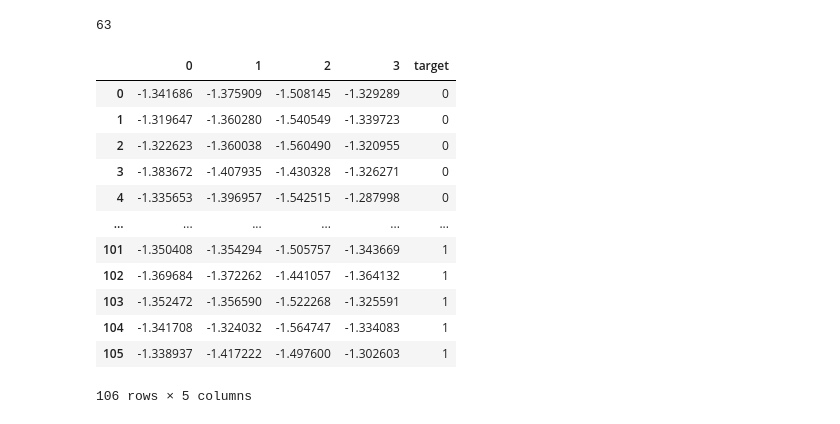
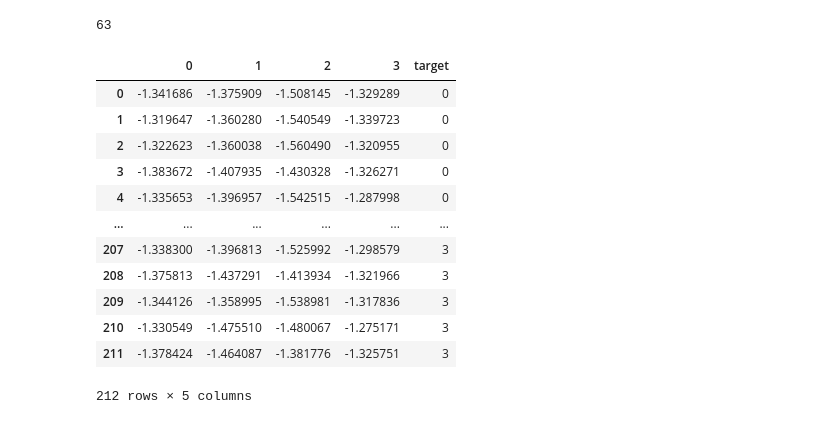
Before and after one commit to Cld338/EEG_analysis, a Jupyter notebook: example/main_single_class.ipynb, the cells around one changed output. Saved outputs shown, nothing was run; the diff lists cells and outputs as text; code cells hidden in the pictures.

```diff
--- a/example/main_single_class.ipynb
+++ b/example/main_single_class.ipynb
@@ -65,6 +73,8 @@ len(CSP_passed_left_data)
 print(array(CSP_passed_left_data).shape)
 CSP_passed_left_data = [np.array([j.T for j in i]).T for i in CSP_passed_left_data]
 CSP_passed_right_data = [np.array([j.T for j in i]).T for i in CSP_passed_right_data]
+CSP_passed_tongue_data = [np.array([j.T for j in i]).T for i in CSP_passed_tongue_data]
+CSP_passed_foot_data = [np.array([j.T for j in i]).T for i in CSP_passed_foot_data]
 # %% [output]
 (4, 1875, 63)
 # %%
@@ -74,6 +84,8 @@ array(CSP_passed_left_data).shape
 # %%
 CSP_passed_left_data = array([i.T for i in array(CSP_passed_left_data).T]).T
 CSP_passed_right_data = array([i.T for i in array(CSP_passed_right_data).T]).T
+CSP_passed_tongue_data = array([i.T for i in array(CSP_passed_tongue_data).T]).T
+CSP_passed_foot_data = array([i.T for i in array(CSP_passed_foot_data).T]).T
 # %%
 from math import log
 m = 2
@@ -81,33 +93,41 @@ print(len(CSP_passed_left_data))
 
 leftVar = np.array([np.array([np.var(CSP_passed_left_data[i][j]) for j in range(channelNum)]) for i in range(minTrialsNum)])
 rightVar = np.array([np.array([np.var(CSP_passed_right_data[i][j]) for j in range(channelNum)]) for i in range(minTrialsNum)])
+tongueVar = np.array([np.array([np.var(CSP_passed_tongue_data[i][j]) for j in range(channelNum)]) for i in range(minTrialsNum)])
+footVar = np.array([np.array([np.var(CSP_passed_foot_data[i][j]) for j in range(channelNum)]) for i in range(minTrialsNum)])
+
 
 leftVarRatio = np.array([np.array([log(leftVar[i][j-m]/sum(leftVar[i])) for j in range(m*2)]) for i in range(minTrialsNum)])
 rightVarRatio = np.array([np.array([log(rightVar[i][j-m]/sum(rightVar[i])) for j in range(m*2)]) for i in range(minTrialsNum)])
+tongueVarRatio = np.array([np.array([log(tongueVar[i][j-m]/sum(tongueVar[i])) for j in range(m*2)]) for i in range(minTrialsNum)])
+footVarRatio = np.array([np.array([log(footVar[i][j-m]/sum(footVar[i])) for j in range(m*2)]) for i in range(minTrialsNum)])
 # %% [output]
 63
 # %%
 leftVarRatioDF = pd.DataFrame(leftVarRatio)
 rightVarRatioDF = pd.DataFrame(rightVarRatio)
-labelDF = pd.DataFrame([0]*minTrialsNum + [1]*minTrialsNum)
+tongueVarRatioDF = pd.DataFrame(tongueVarRatio)
+footVarRatioDF = pd.DataFrame(footVarRatio)
+
+labelDF = pd.DataFrame([0]*minTrialsNum + [1]*minTrialsNum + [2]*minTrialsNum + [3]*minTrialsNum)
 # %%
-VarRatioDF = pd.concat([leftVarRatioDF, rightVarRatioDF], axis=0)
+VarRatioDF = pd.concat([leftVarRatioDF, rightVarRatioDF, tongueVarRatioDF, footVarRatioDF], axis=0)
 VarRatioDF = VarRatioDF.reset_index()
 VarRatioDF = pd.concat([VarRatioDF, labelDF], axis=1).iloc[:,1:]
 VarRatioDF.columns = [f"{n}" for n in range(m*2)] + ["target"]
 VarRatioDF
 # %% [output]
 |  | 0 | 1 | 2 | 3 | target |
 | 0 | -1.341686 | -1.375909 | -1.508145 | -1.329289 | 0 |
 | 1 | -1.319647 | -1.360280 | -1.540549 | -1.339723 | 0 |
 | 2 | -1.322623 | -1.360038 | -1.560490 | -1.320955 | 0 |
 | 3 | -1.383672 | -1.407935 | -1.430328 | -1.326271 | 0 |
 | 4 | -1.335653 | -1.396957 | -1.542515 | -1.287998 | 0 |
 | ... | ... | ... | ... | ... | ... |
-| 101 | -1.350408 | -1.354294 | -1.505757 | -1.343669 | 1 |
-| 102 | -1.369684 | -1.372262 | -1.441057 | -1.364132 | 1 |
-| 103 | -1.352472 | -1.356590 | -1.522268 | -1.325591 | 1 |
-| 104 | -1.341708 | -1.324032 | -1.564747 | -1.334083 | 1 |
-| 105 | -1.338937 | -1.417222 | -1.497600 | -1.302603 | 1 |
+| 207 | -1.338300 | -1.396813 | -1.525992 | -1.298579 | 3 |
+| 208 | -1.375813 | -1.437291 | -1.413934 | -1.321966 | 3 |
+| 209 | -1.344126 | -1.358995 | -1.538981 | -1.317836 | 3 |
+| 210 | -1.330549 | -1.475510 | -1.480067 | -1.275171 | 3 |
+| 211 | -1.378424 | -1.464087 | -1.381776 | -1.325751 | 3 |
-106 rows × 5 columns
+212 rows × 5 columns
 # %%
```
Also changed, not shown: parts of 11 cells of this notebook.
